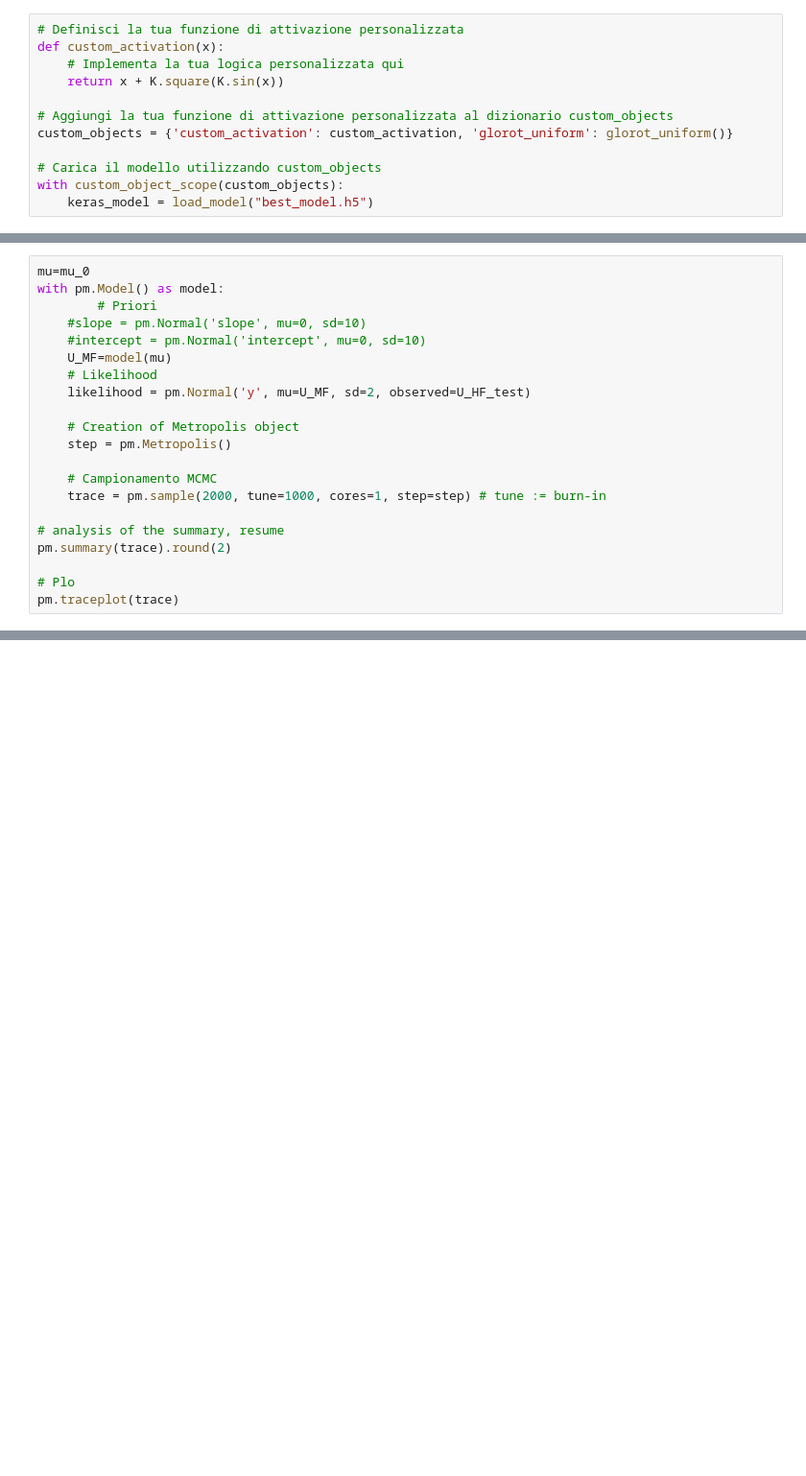
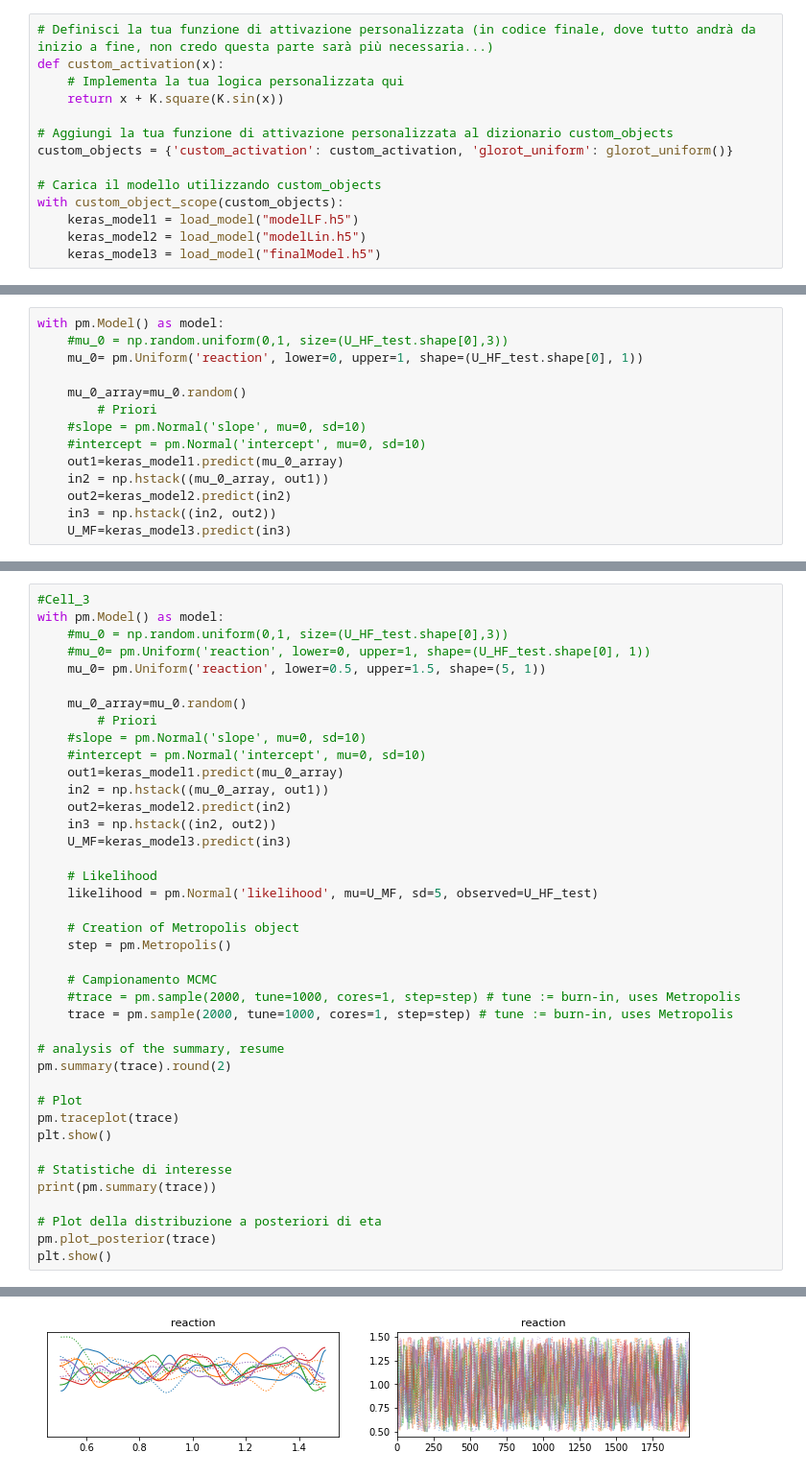
Before and after one commit to Jackmos/Multi-Fidelity-MCMC-methods, a Jupyter notebook: PACS_project2/Diffusion/3_step_NN/MCMC.ipynb, the cells around one changed output, grey strips where cells are left out. Shown at 96% size. Saved outputs shown, nothing was run; the diff lists cells and outputs as text; blank space fills up the shorter version.

```diff
--- a/PACS_project2/Diffusion/3_step_NN/MCMC.ipynb
+++ b/PACS_project2/Diffusion/3_step_NN/MCMC.ipynb
@@ -51,7 +33,7 @@ mu_0=0.5*np.ones(U_HF_test.shape)
 #big_q = np.zeros([n, N+1, 2])
 #big_q_ham = np.zeros([n, N+1, 2])
 # %%
-# Definisci la tua funzione di attivazione personalizzata
+# Definisci la tua funzione di attivazione personalizzata (in codice finale, dove tutto andrà da inizio a fine, non credo questa parte sarà più necessaria...)
 def custom_activation(x):
     # Implementa la tua logica personalizzata qui
     return x + K.square(K.sin(x))
@@ -61,4 +43,6 @@ custom_objects = {'custom_activation': custom_activation, 'glorot_uniform': glor
 
 # Carica il modello utilizzando custom_objects
 with custom_object_scope(custom_objects):
-    keras_model = load_model("best_model.h5")
+    keras_model1 = load_model("modelLF.h5")
+    keras_model2 = load_model("modelLin.h5")
+    keras_model3 = load_model("finalModel.h5")
@@ -121,0 +117,14 @@ with custom_object_scope(custom_objects):
+# %%
+with pm.Model() as model:
+    #mu_0 = np.random.uniform(0,1, size=(U_HF_test.shape[0],3))
+    mu_0= pm.Uniform('reaction', lower=0, upper=1, shape=(U_HF_test.shape[0], 1))
+
+    mu_0_array=mu_0.random()
+        # Priori
+    #slope = pm.Normal('slope', mu=0, sd=10)
+    #intercept = pm.Normal('intercept', mu=0, sd=10)
+    out1=keras_model1.predict(mu_0_array)
+    in2 = np.hstack((mu_0_array, out1))
+    out2=keras_model2.predict(in2)
+    in3 = np.hstack((in2, out2))
+    U_MF=keras_model3.predict(in3)
@@ -122,21 +155,41 @@ with custom_object_scope(custom_objects):
 # %%
-mu=mu_0
+#Cell_3
 with pm.Model() as model:
+    #mu_0 = np.random.uniform(0,1, size=(U_HF_test.shape[0],3))
+    #mu_0= pm.Uniform('reaction', lower=0, upper=1, shape=(U_HF_test.shape[0], 1))
+    mu_0= pm.Uniform('reaction', lower=0.5, upper=1.5, shape=(5, 1))
+
+    mu_0_array=mu_0.random()
         # Priori
     #slope = pm.Normal('slope', mu=0, sd=10)
     #intercept = pm.Normal('intercept', mu=0, sd=10)
-    U_MF=model(mu)
+    out1=keras_model1.predict(mu_0_array)
+    in2 = np.hstack((mu_0_array, out1))
+    out2=keras_model2.predict(in2)
+    in3 = np.hstack((in2, out2))
+    U_MF=keras_model3.predict(in3)
+
     # Likelihood
-    likelihood = pm.Normal('y', mu=U_MF, sd=2, observed=U_HF_test)
+    likelihood = pm.Normal('likelihood', mu=U_MF, sd=5, observed=U_HF_test)
 
     # Creation of Metropolis object
     step = pm.Metropolis()
 
     # Campionamento MCMC
-    trace = pm.sample(2000, tune=1000, cores=1, step=step) # tune := burn-in
+    #trace = pm.sample(2000, tune=1000, cores=1, step=step) # tune := burn-in, uses Metropolis
+    trace = pm.sample(2000, tune=1000, cores=1, step=step) # tune := burn-in, uses Metropolis
 
 # analysis of the summary, resume
 pm.summary(trace).round(2)
 
-# Plo
+# Plot
 pm.traceplot(trace)
+plt.show()
+
+# Statistiche di interesse
+print(pm.summary(trace))
+
+# Plot della distribuzione a posteriori di eta
+pm.plot_posterior(trace)
+plt.show()
+# %% [output]
@@ -142,0 +208 @@ pm.traceplot(trace)
+[figure, added]
```
Also changed, not shown: parts of 21 cells of this notebook, 30 other files.
